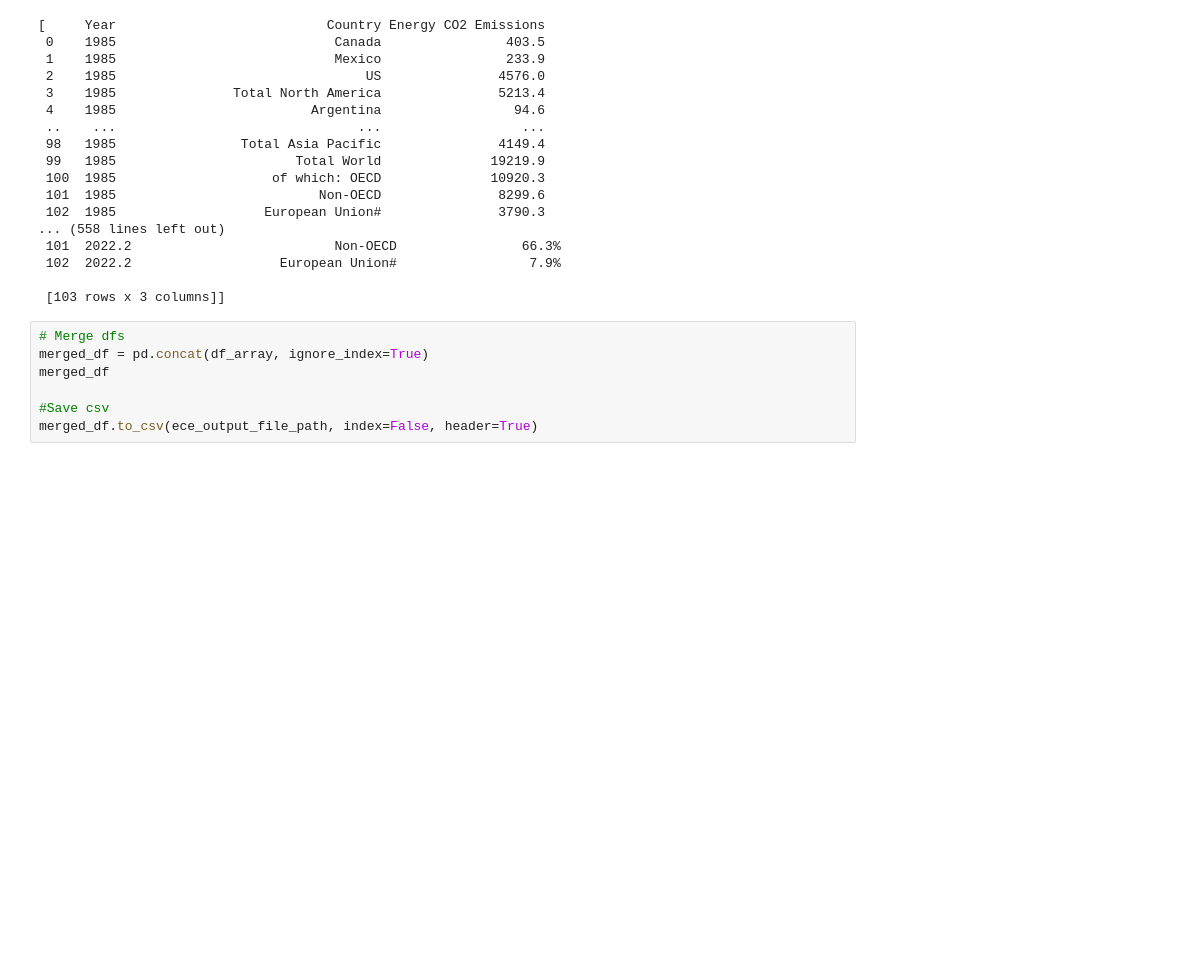
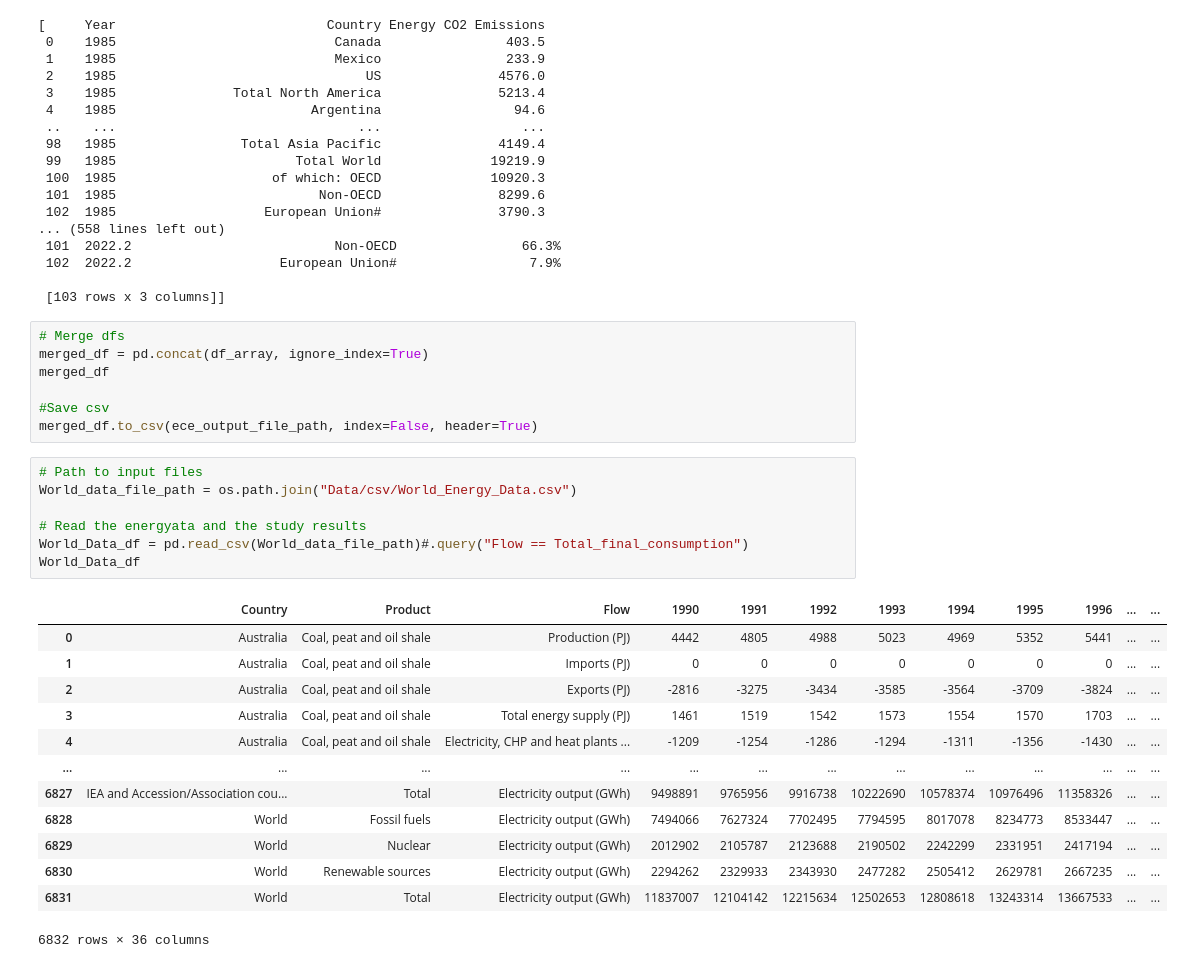
Before and after one commit to maddiebowman/Global_Climate_Change_Trends, a Jupyter notebook: GlobalClimateTrends.ipynb, the cells around one changed output. Saved outputs shown, nothing was run; the diff lists cells and outputs as text; blank space fills up the shorter version.

Commit message:
dataframes

```diff
--- a/GlobalClimateTrends.ipynb
+++ b/GlobalClimateTrends.ipynb
@@ -81,3 +81,24 @@ merged_df
 
 #Save csv
 merged_df.to_csv(ece_output_file_path, index=False, header=True)
+# %%
+# Path to input files
+World_data_file_path = os.path.join("Data/csv/World_Energy_Data.csv")
+
+# Read the energyata and the study results
+World_Data_df = pd.read_csv(World_data_file_path)#.query("Flow == Total_final_consumption")
+World_Data_df
+# %% [output]
+|  | Country | Product | Flow | 1990 | 1991 | 1992 | 1993 | 1994 | 1995 | 1996 | ... | ... |
+| 0 | Australia | Coal, peat and oil shale | Production (PJ) | 4442 | 4805 | 4988 | 5023 | 4969 | 5352 | 5441 | ... | ... |
+| 1 | Australia | Coal, peat and oil shale | Imports (PJ) | 0 | 0 | 0 | 0 | 0 | 0 | 0 | ... | ... |
+| 2 | Australia | Coal, peat and oil shale | Exports (PJ) | -2816 | -3275 | -3434 | -3585 | -3564 | -3709 | -3824 | ... | ... |
+| 3 | Australia | Coal, peat and oil shale | Total energy supply (PJ) | 1461 | 1519 | 1542 | 1573 | 1554 | 1570 | 1703 | ... | ... |
+| 4 | Australia | Coal, peat and oil shale | Electricity, CHP and heat plants ... | -1209 | -1254 | -1286 | -1294 | -1311 | -1356 | -1430 | ... | ... |
+| ... | ... | ... | ... | ... | ... | ... | ... | ... | ... | ... | ... | ... |
+| 6827 | IEA and Accession/Association cou... | Total | Electricity output (GWh) | 9498891 | 9765956 | 9916738 | 10222690 | 10578374 | 10976496 | 11358326 | ... | ... |
+| 6828 | World | Fossil fuels | Electricity output (GWh) | 7494066 | 7627324 | 7702495 | 7794595 | 8017078 | 8234773 | 8533447 | ... | ... |
+| 6829 | World | Nuclear | Electricity output (GWh) | 2012902 | 2105787 | 2123688 | 2190502 | 2242299 | 2331951 | 2417194 | ... | ... |
+| 6830 | World | Renewable sources | Electricity output (GWh) | 2294262 | 2329933 | 2343930 | 2477282 | 2505412 | 2629781 | 2667235 | ... | ... |
+| 6831 | World | Total | Electricity output (GWh) | 11837007 | 12104142 | 12215634 | 12502653 | 12808618 | 13243314 | 13667533 | ... | ... |
+6832 rows × 36 columns
```
Also changed, not shown: parts of 6 cells of this notebook.
